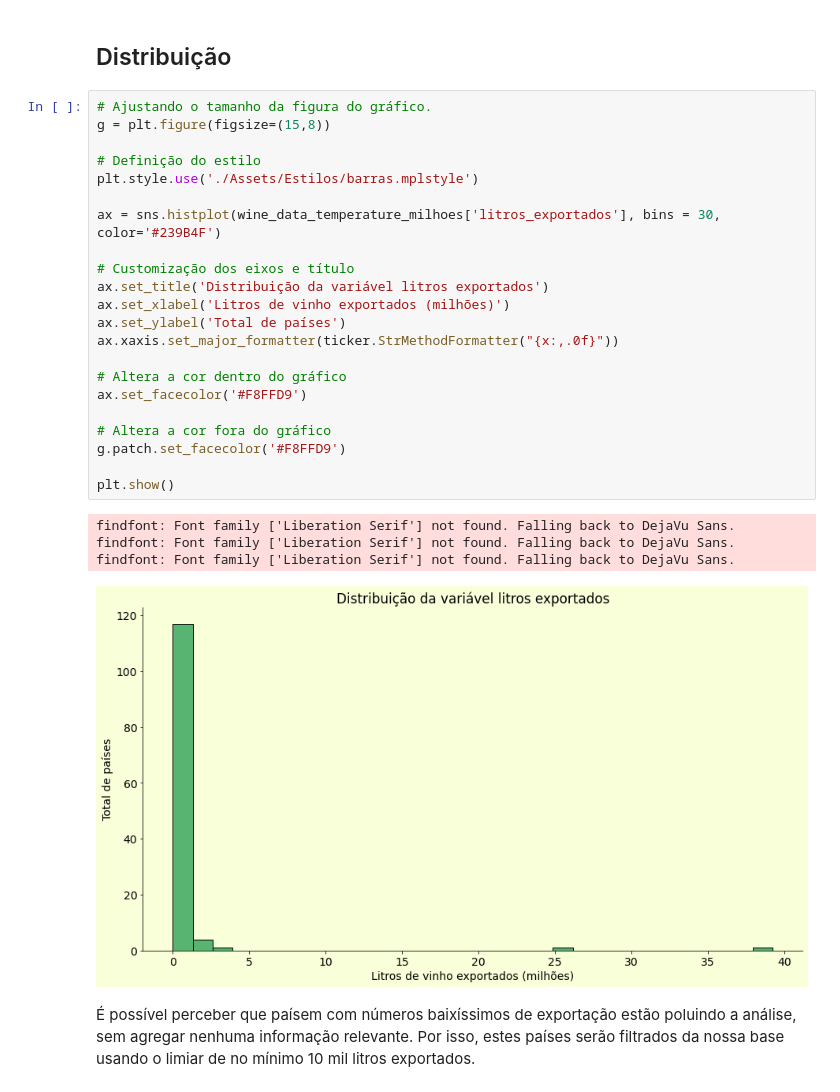
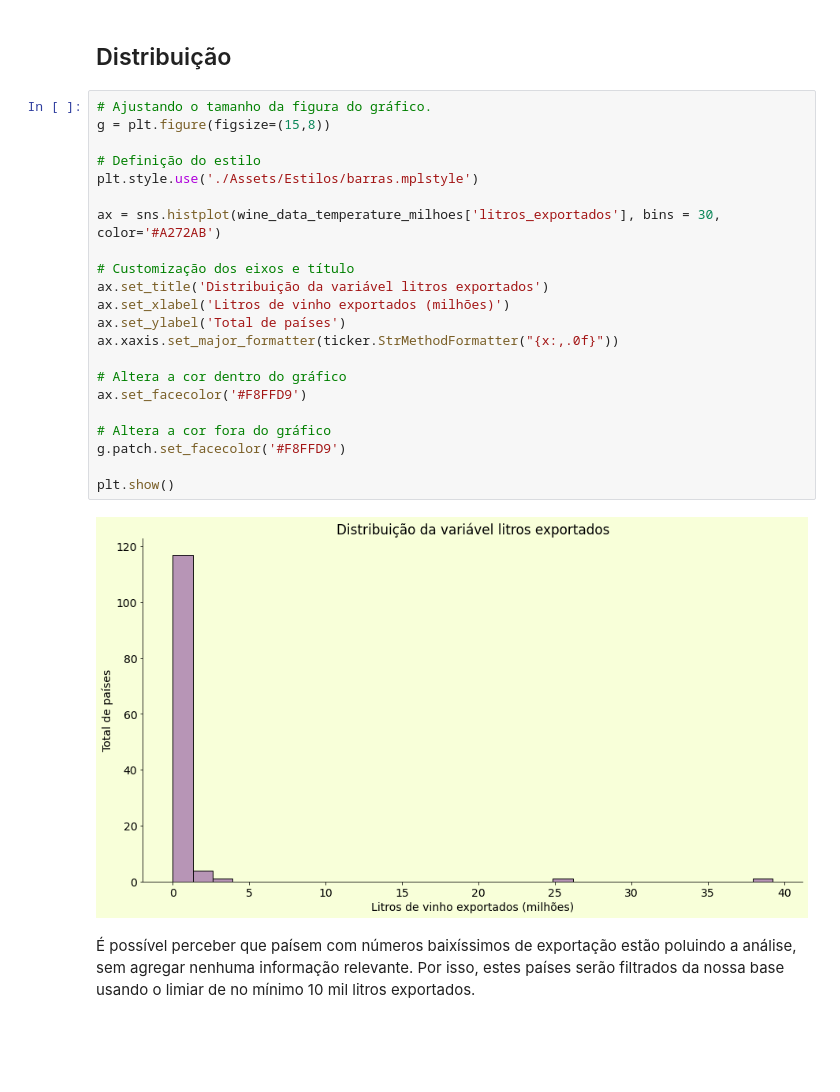
Before and after one commit to jackson-simionato/fase1_pos_tech_challenge_wine, a Jupyter notebook: fase 1 - tech challenge (vinhos).ipynb, the cells around one changed output. Cells and saved outputs as stored; diff of their text form; blank space fills up the shorter version.

```diff
--- a/fase 1 - tech challenge (vinhos).ipynb
+++ b/fase 1 - tech challenge (vinhos).ipynb
@@ -986,30 +1050,27 @@ wine_data_temperature_milhoes.describe()
 # %%
 # Ajustando o tamanho da figura do gráfico.
 g = plt.figure(figsize=(15,8))
 
 # Definição do estilo
 plt.style.use('./Assets/Estilos/barras.mplstyle')
 
-ax = sns.histplot(wine_data_temperature_milhoes['litros_exportados'], bins = 30, color='#239B4F')
+ax = sns.histplot(wine_data_temperature_milhoes['litros_exportados'], bins = 30, color='#A272AB')
 
 # Customização dos eixos e título
 ax.set_title('Distribuição da variável litros exportados')
 ax.set_xlabel('Litros de vinho exportados (milhões)')
 ax.set_ylabel('Total de países')
 ax.xaxis.set_major_formatter(ticker.StrMethodFormatter("{x:,.0f}"))
 
 # Altera a cor dentro do gráfico
 ax.set_facecolor('#F8FFD9')
 
 # Altera a cor fora do gráfico
 g.patch.set_facecolor('#F8FFD9')
 
 plt.show()
 # %% [output]
-findfont: Font family ['Liberation Serif'] not found. Falling back to DejaVu Sans.
-findfont: Font family ['Liberation Serif'] not found. Falling back to DejaVu Sans.
-findfont: Font family ['Liberation Serif'] not found. Falling back to DejaVu Sans.
-[figure, old version]
+[figure, new version]
 # %% [markdown]
 É possível perceber que paísem com números baixíssimos de exportação estão poluindo a análise, sem agregar nenhuma informação relevante. Por isso, estes países serão filtrados da nossa base usando o limiar de no mínimo 10 mil litros exportados.
 # %%
```
Also changed, not shown: parts of 24 cells of this notebook, 4 other files.
